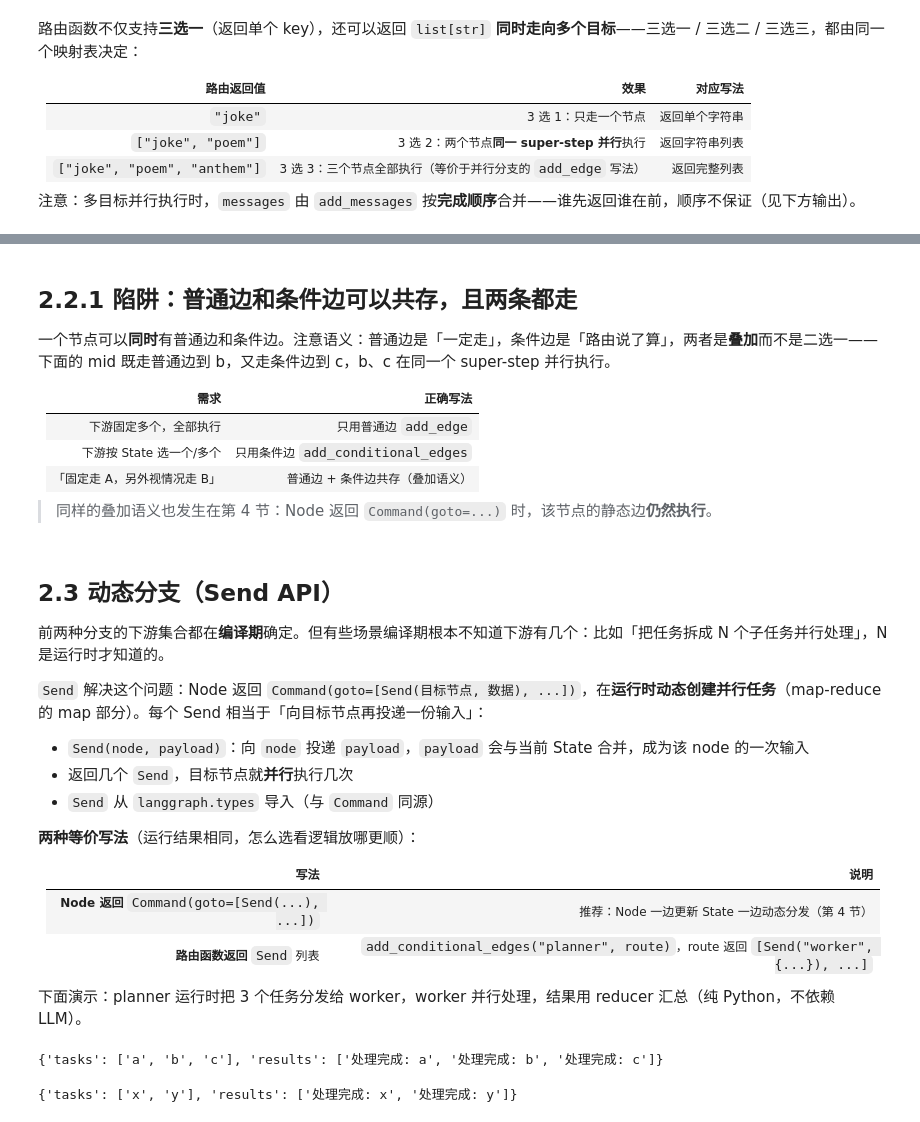
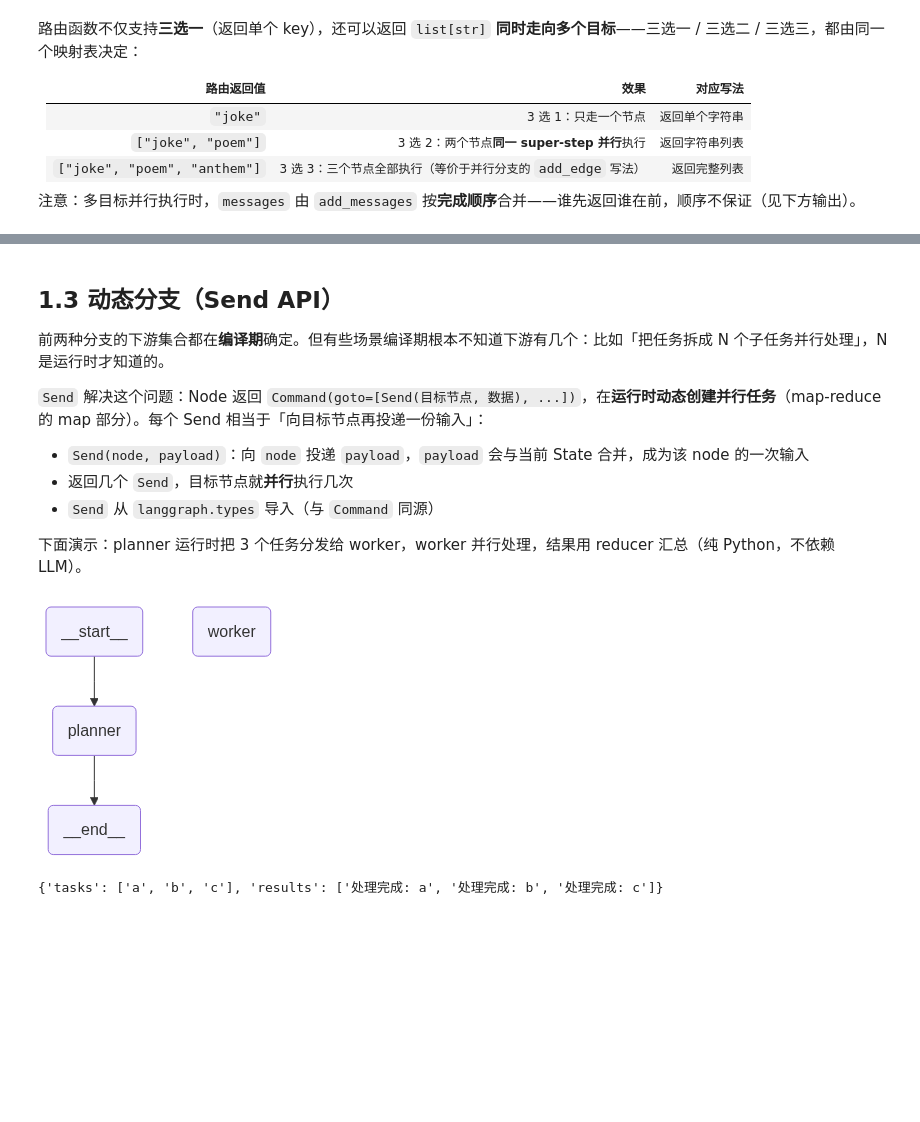
Before and after one commit to aihaipeng/LangGraph-Notebook, a Jupyter notebook: LangGraph/3_控制流.ipynb, the cells around one changed output, grey strips where cells are left out. Drawn from its saved outputs; the diff is of its cells as text; code cells hidden in the pictures; blank space fills up the shorter version.

```diff
--- a/LangGraph/3_控制流.ipynb
+++ b/LangGraph/3_控制流.ipynb
@@ -512,12 +402,0 @@ display(graph)
-# %% [markdown]
-## 2.2.1 陷阱：普通边和条件边可以共存，且**两条都走**
-
-一个节点可以**同时**有普通边和条件边。注意语义：普通边是「一定走」，条件边是「路由说了算」，两者是**叠加**而不是二选一——下面的 mid 既走普通边到 b，又走条件边到 c，b、c 在同一个 super-step 并行执行。
-
-| 需求 | 正确写法 |
-|---|---|
-| 下游固定多个，全部执行 | 只用普通边 `add_edge` |
-| 下游按 State 选一个/多个 | 只用条件边 `add_conditional_edges` |
-| 「固定走 A，另外视情况走 B」 | 普通边 + 条件边共存（叠加语义） |
-
-> 同样的叠加语义也发生在第 4 节：Node 返回 `Command(goto=...)` 时，该节点的静态边**仍然执行**。
@@ -567,5 +403,5 @@ print(builder.compile().invoke({"log": []}))
 # %% [markdown]
-## 2.3 动态分支（Send API）
+## 1.3 动态分支（Send API）
 
 前两种分支的下游集合都在**编译期**确定。但有些场景编译期根本不知道下游有几个：比如「把任务拆成 N 个子任务并行处理」，N 是运行时才知道的。
 
@@ -575,89 +411,48 @@ print(builder.compile().invoke({"log": []}))
 - 返回几个 `Send`，目标节点就**并行**执行几次
 - `Send` 从 `langgraph.types` 导入（与 `Command` 同源）
 
-**两种等价写法**（运行结果相同，怎么选看逻辑放哪更顺）：
-
-| 写法 | 说明 |
-|---|---|
-| **Node 返回** `Command(goto=[Send(...), ...])` | 推荐：Node 一边更新 State 一边动态分发（第 4 节） |
-| **路由函数返回** `Send` 列表 | `add_conditional_edges("planner", route)`，route 返回 `[Send("worker", {...}), ...]` |
-
 下面演示：planner 运行时把 3 个任务分发给 worker，worker 并行处理，结果用 reducer 汇总（纯 Python，不依赖 LLM）。
 # %%
 # 示例：Send 动态分支 —— planner 运行时把 N 个任务分发给 worker 并行处理
 # 与静态分支的区别：并行任务的数量（3 个 worker 实例）是运行时由 planner 决定的
 
 from operator import add
 from typing import Annotated, TypedDict
 
 from langgraph.graph import END, START, StateGraph
 from langgraph.types import Command, Send
+from IPython.display import display
 
 
 class SendState(TypedDict):
-    tasks: list[str]                    # 待处理任务
+    tasks: list[str]  # 待处理任务
     results: Annotated[list[str], add]  # worker 结果，reducer 汇总
 
 
 def planner(state: SendState) -> Command:
     # 每个任务向 worker 投递一份输入；worker 会并行执行 3 次
     return Command(goto=[Send("worker", {"task": t}) for t in state["tasks"]])
 
 
 def worker(state) -> dict:
     # Send 的 payload 已合并进本次输入的 State，直接读 task
     return {"results": [f"处理完成: {state['task']}"]}
 
 
 builder = StateGraph(state_schema=SendState)
 builder.add_node("planner", planner)
 builder.add_node("worker", worker)
 builder.add_edge(START, "planner")
-builder.add_edge("planner", END)   # planner 发完任务就结束自己的路径
-builder.add_edge("worker", END)    # 每个 worker 实例结束后各自走向 END
+builder.add_edge("planner", END)  # planner 发完任务就结束自己的路径
+builder.add_edge("worker", END)  # 每个 worker 实例结束后各自走向 END
 
-print(builder.compile().invoke({"tasks": ["a", "b", "c"], "results": []}))
+graph = builder.compile()
+display(graph)
+
+
+print(graph.invoke({"tasks": ["a", "b", "c"], "results": []}))
 # {'tasks': ['a', 'b', 'c'], 'results': ['处理完成: a', '处理完成: b', '处理完成: c']}
 # %% [output]
+[figure, added]
 {'tasks': ['a', 'b', 'c'], 'results': ['处理完成: a', '处理完成: b', '处理完成: c']}
-# %%
-# 案例：路由函数返回 Send 列表 —— 与「Node 返回 Command(goto=[Send])」等价
-# 区别：planner 只更新 State；分发逻辑集中在路由函数里
-
-from operator import add
-from typing import Annotated, TypedDict
-
-from langgraph.graph import END, START, StateGraph
-from langgraph.types import Send
-
-
-class FanoutState(TypedDict):
-    tasks: list[str]
-    results: Annotated[list[str], add]
-
-
-def planner(state: FanoutState) -> dict:
-    return {}   # Node 只做自己的事，不决定分发
-
-
-def route(state: FanoutState) -> list[Send]:
-    # 路由函数按 State 动态生成 Send 列表：有几个任务就分发几个
-    return [Send("worker", {"task": t}) for t in state["tasks"]]
-
-
-def worker(state) -> dict:
-    return {"results": [f"处理完成: {state['task']}"]}
-
-
-builder = StateGraph(state_schema=FanoutState)
-builder.add_node("planner", planner)
-builder.add_node("worker", worker)
-builder.add_edge(START, "planner")
-builder.add_conditional_edges("planner", route)   # 省略 path_map：Send 原样投递
-builder.add_edge("worker", END)
-
-print(builder.compile().invoke({"tasks": ["x", "y"], "results": []}))
-# {'tasks': ['x', 'y'], 'results': ['处理完成: x', '处理完成: y']}
-# %% [output]
-{'tasks': ['x', 'y'], 'results': ['处理完成: x', '处理完成: y']}
 # %% [markdown]
```
Also changed, not shown: parts of 38 cells of this notebook, 1 other file.
